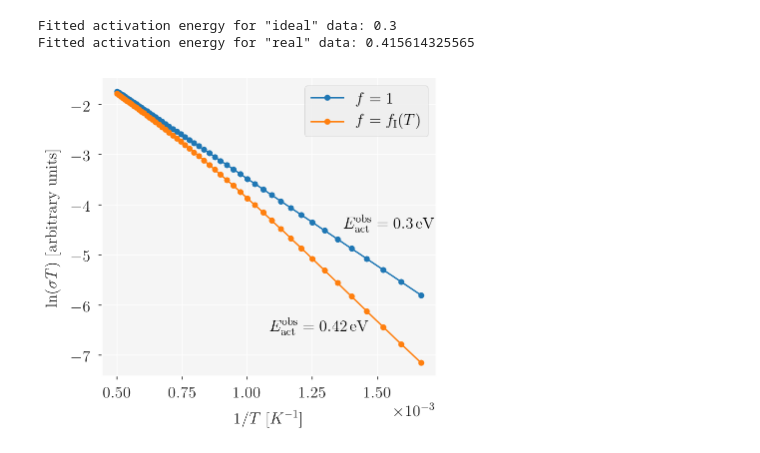
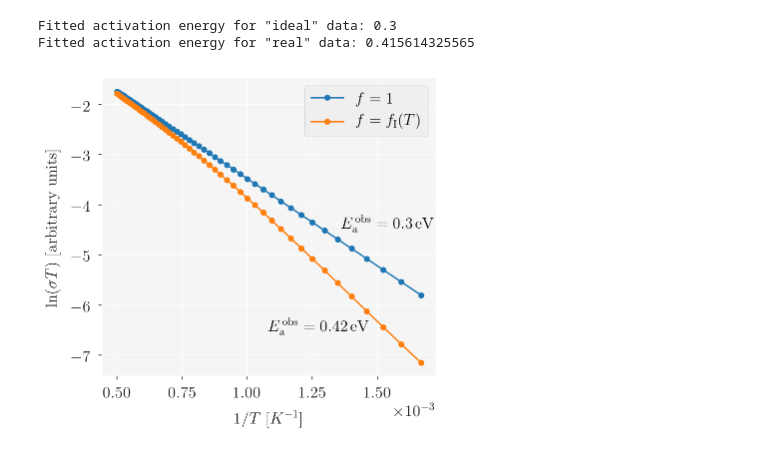
Before and after one commit to bjmorgan/garnet-lgmc-data, a Jupyter notebook: analysis/garnet_LGMC.ipynb, the cells around one changed output. Saved outputs shown, nothing was run; the diff lists cells and outputs as text; code cells hidden in the pictures.

Commit message:
Tweaking label spacing in Arrhenius plot

```diff
--- a/analysis/garnet_LGMC.ipynb
+++ b/analysis/garnet_LGMC.ipynb
@@ -551,14 +551,14 @@ Fitted activation energy for "real" data: 0.415614325565
 # %%
 fig, axs = plt.subplots(1,1, figsize=(6,5.5))
 axs.plot( inverse_temp, ideal_conductivity, 'o-', label=r"$f=1$" )
 axs.plot( inverse_temp, actual_conductivity, 'o-', label=r"$f=f_\mathrm{I}(T)$" )
 axs.set_xlabel(r"$1/T$ [$K^{-1}$]")
 axs.set_ylabel(r"$\ln(\sigma T)$ [arbitrary units]")
 axs.legend()
-axs.text(1/730,-4.55,r"$E_\mathrm{{act}}^\mathrm{{obs}}={}\,\mathrm{{eV}}$".format(E_act_observed_ideal.round(1)) )
-axs.text(1/920,-6.6,r"$E_\mathrm{{act}}^\mathrm{{obs}}={}\,\mathrm{{eV}}$".format(E_act_observed_actual.round(2)) )
+axs.text(1/735,-4.55,r"$E_\mathrm{{a}}^\mathrm{{\,obs}}={}\,\mathrm{{eV}}$".format(E_act_observed_ideal.round(1)) )
+axs.text(1/925,-6.6,r"$E_\mathrm{{a}}^\mathrm{{\,obs}}={}\,\mathrm{{eV}}$".format(E_act_observed_actual.round(2)) )
 fig.savefig( filename = '../figures/arrhenius_example.pdf' )
 # %% [output]
-[figure, old version]
+[figure, new version]
 # %%
 plt.close('all')
```
Also changed, not shown: 1 other file.
